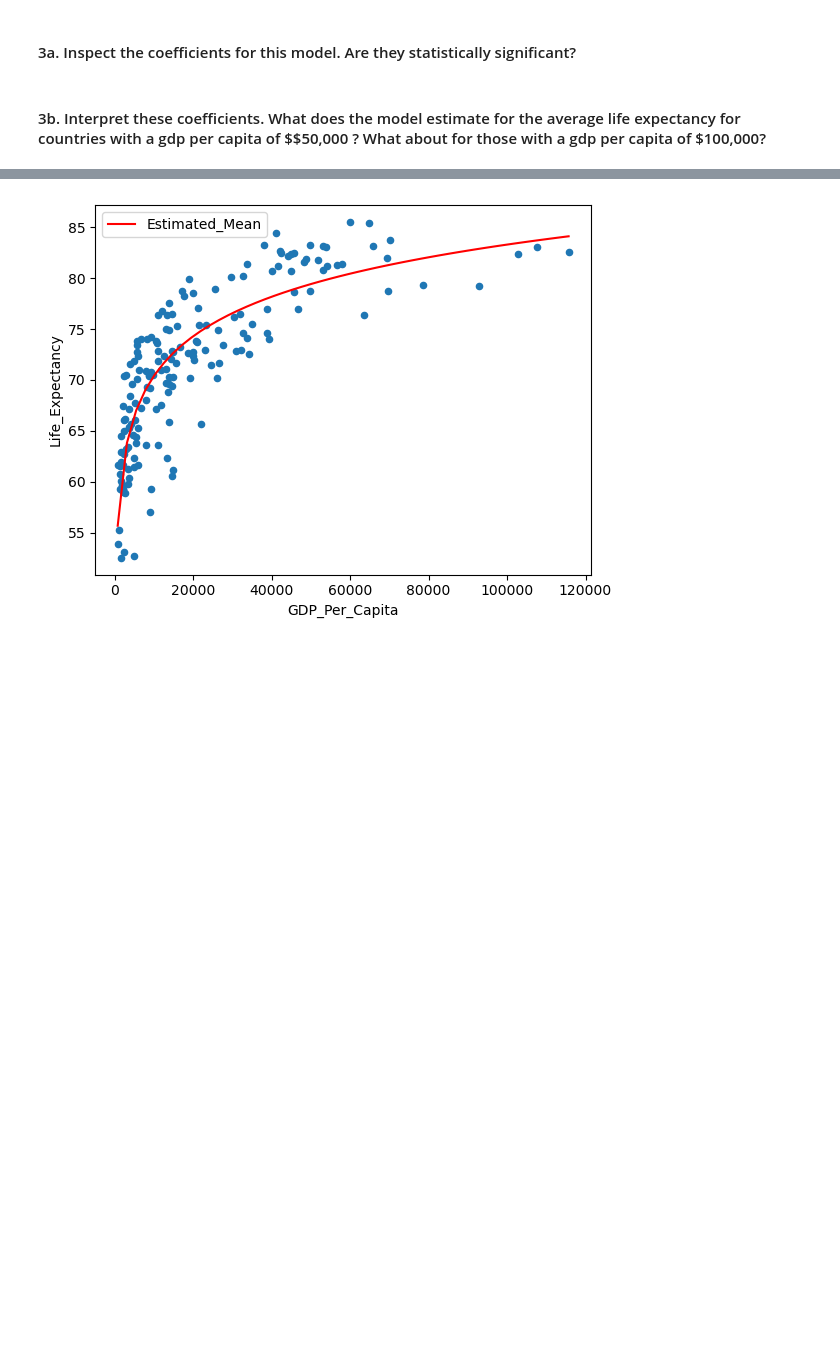
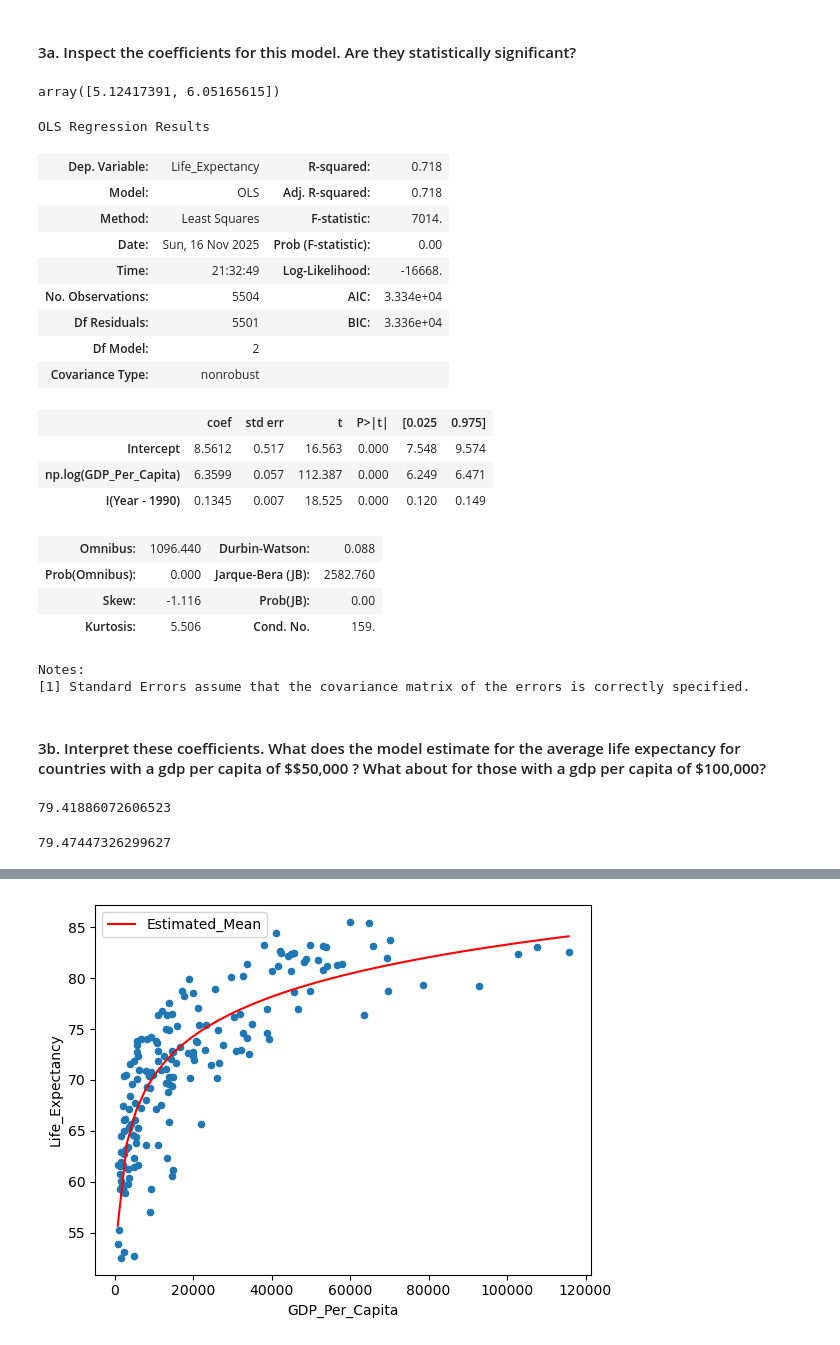
Before and after one commit to nss-data-science-cohort-9/un-linear-regression-catdgomez, a Jupyter notebook: notebooks/UN_Linear_Regression.ipynb, the cells around one changed output, grey strips where cells are left out. Drawn from its saved outputs; the diff is of its cells as text; code cells hidden in the pictures; blank space fills up the shorter version.

```diff
--- a/notebooks/UN_Linear_Regression.ipynb
+++ b/notebooks/UN_Linear_Regression.ipynb
@@ -322,2 +332,29 @@ dtype: float64
+# %%
+np.quantile(bootstrap_coef, q = [0.025, 0.975])
+# %% [output]
+array([5.12417391, 6.05165615])
+# %%
+linreg_le_log_gdp.summary()
+# %% [output]
+OLS Regression Results
+| Dep. Variable: | Life_Expectancy | R-squared: | 0.718 |
+| Model: | OLS | Adj. R-squared: | 0.718 |
+| Method: | Least Squares | F-statistic: | 7014. |
+| Date: | Sun, 16 Nov 2025 | Prob (F-statistic): | 0.00 |
+| Time: | 21:32:49 | Log-Likelihood: | -16668. |
+| No. Observations: | 5504 | AIC: | 3.334e+04 |
+| Df Residuals: | 5501 | BIC: | 3.336e+04 |
+| Df Model: | 2 |  |  |
+| Covariance Type: | nonrobust |  |  |
+|  | coef | std err | t | P>|t| | [0.025 | 0.975] |
+| Intercept | 8.5612 | 0.517 | 16.563 | 0.000 | 7.548 | 9.574 |
+| np.log(GDP_Per_Capita) | 6.3599 | 0.057 | 112.387 | 0.000 | 6.249 | 6.471 |
+| I(Year - 1990) | 0.1345 | 0.007 | 18.525 | 0.000 | 0.120 | 0.149 |
+| Omnibus: | 1096.440 | Durbin-Watson: | 0.088 |
+| Prob(Omnibus): | 0.000 | Jarque-Bera (JB): | 2582.760 |
+| Skew: | -1.116 | Prob(JB): | 0.00 |
+| Kurtosis: | 5.506 | Cond. No. | 159. |
+Notes:
+[1] Standard Errors assume that the covariance matrix of the errors is correctly specified.
 # %% [markdown]
 #### 3b. Interpret these coefficients. What does the model estimate for the average life expectancy for countries with a gdp per capita of \$$50,000 ? What about for those with a gdp per capita of \$100,000?
@@ -323,0 +368,8 @@ dtype: float64
+# %%
+orig_est
+# %% [output]
+79.41886072606523
+# %%
+new_est
+# %% [output]
+79.47447326299627
```
Also changed, not shown: parts of 14 cells of this notebook.
